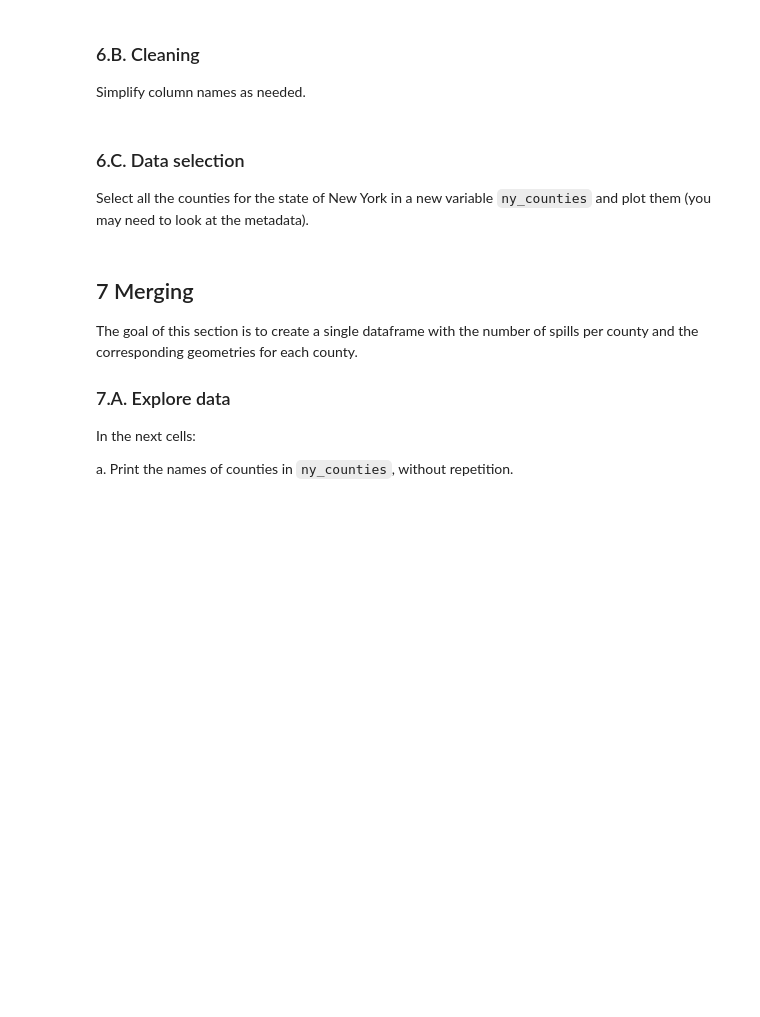
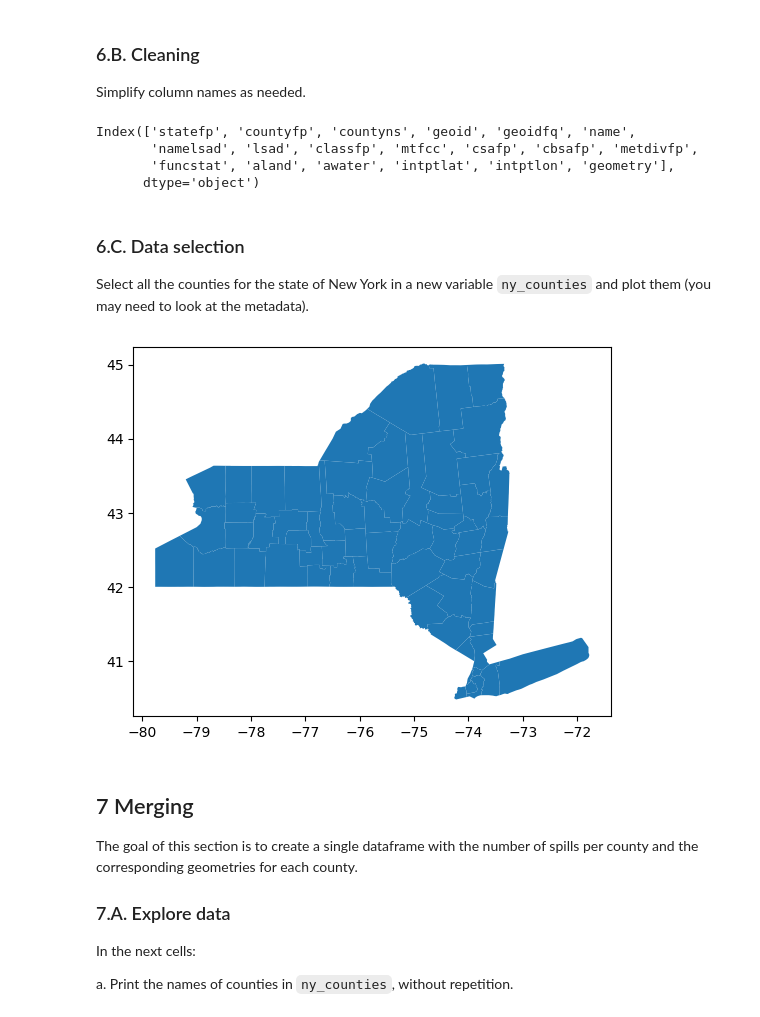
Before and after one commit to karolinasienko/eds220-hwk3, a Jupyter notebook: hwk3-task2-spills.ipynb, the cells around one changed output. Drawn from its saved outputs; the diff is of its cells as text; code cells hidden in the pictures; blank space fills up the shorter version.

```diff
--- a/hwk3-task2-spills.ipynb
+++ b/hwk3-task2-spills.ipynb
@@ -386,6 +435,15 @@ counties.head()
 ### 6.B. Cleaning
 
 Simplify column names as needed.
+# %%
+# Making column names all lower case
+counties.columns = counties.columns.str.lower()
+counties.columns
+# %% [output]
+Index(['statefp', 'countyfp', 'countyns', 'geoid', 'geoidfq', 'name',
+       'namelsad', 'lsad', 'classfp', 'mtfcc', 'csafp', 'cbsafp', 'metdivfp',
+       'funcstat', 'aland', 'awater', 'intptlat', 'intptlon', 'geometry'],
+      dtype='object')
 # %% [markdown]
 <!-- END QUESTION -->
 
@@ -394,6 +452,14 @@ Simplify column names as needed.
 ### 6.C. Data selection
 
 Select all the counties for the state of New York in a new variable `ny_counties` and plot them (you may need to look at the metadata).
+# %%
+# NY statefp code is 36 - selecting rows with this number
+ny_counties = counties[counties['statefp'] == '36']
+
+# Plotting NY counties
+ny_counties.plot();
+# %% [output]
+[figure, added]
 # %% [markdown]
 <!-- END QUESTION -->
 
```
Also changed, not shown: parts of 7 cells of this notebook.
